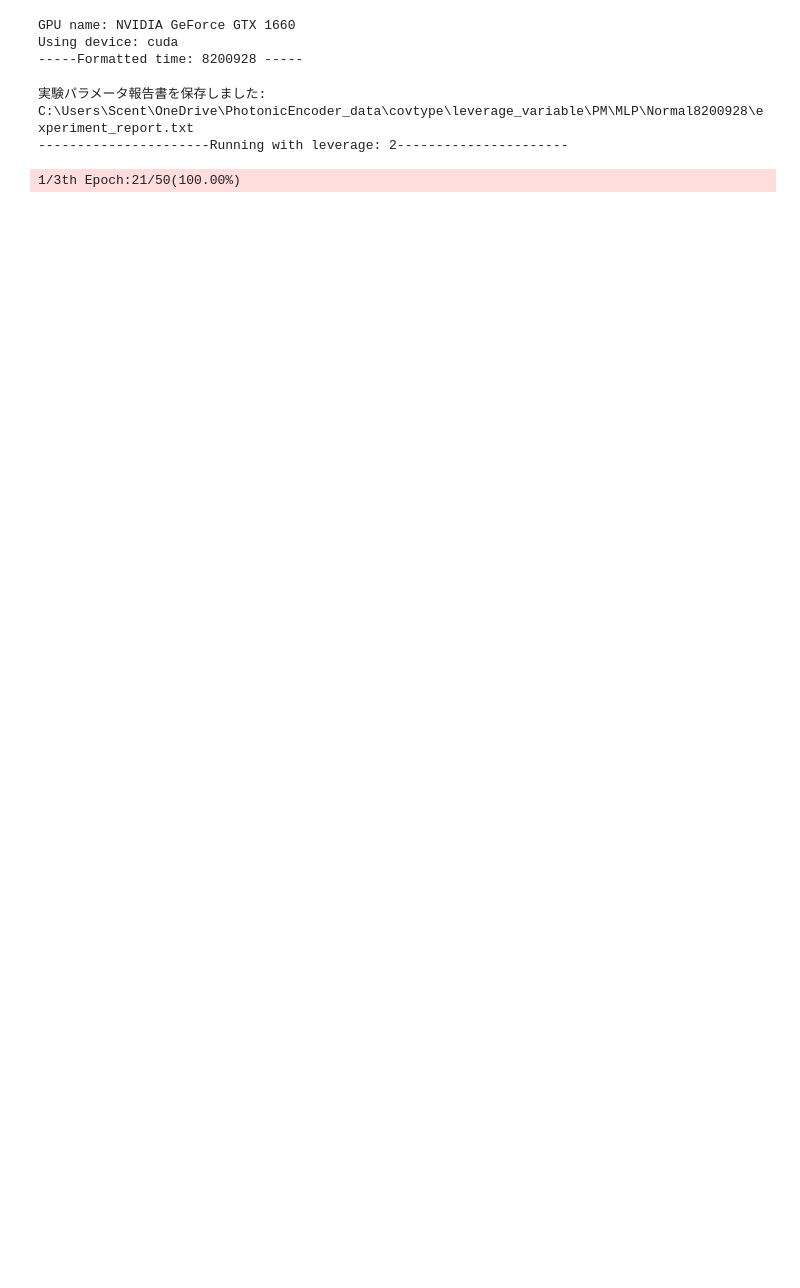
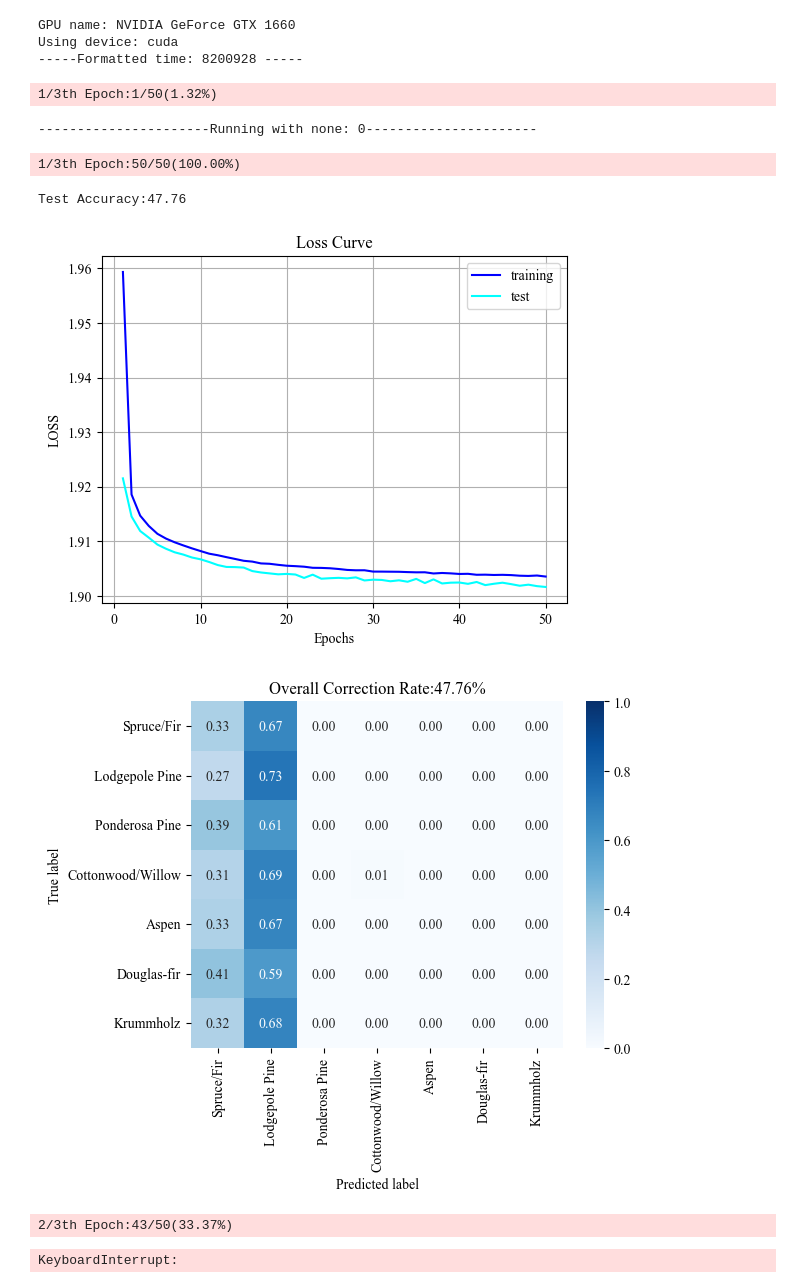
Before and after one commit to Ryuichi-K-create/PhotonicEncoder_public, a Jupyter notebook: Runner/ex_run/Normal_covtype.ipynb, the cells around one changed output. Saved outputs shown, nothing was run; the diff lists cells and outputs as text; code cells hidden in the pictures; blank space fills up the shorter version.

```diff
--- a/Runner/ex_run/Normal_covtype.ipynb
+++ b/Runner/ex_run/Normal_covtype.ipynb
@@ -29,14 +28,15 @@ Using device: cuda
 # %%
 experiment_type = "Normal"
 experiment_name = f"{experiment_type}{formatted_time}"
-variable_param = "leverage" #ここで設定した項目は配列にすること(none,leverage,alpha)
-save = True
+variable_param = "none" #ここで設定した項目は配列にすること(none,leverage,alpha)
+save = False
+Show = True
 
 params = {
     'none':[0], #variable_param=noneの際は1回だけ繰り返す
     #data---------------------------------------------
     'dataset': 'covtype', # 'mnist', 'cifar-10', 'cinic-10' , 'fashion-mnist'
-    'batch_size': 1024, #64 MNIST, 100 CIFAR10, 100 CINIC10
+    'batch_size': 512, #64 MNIST, 100 CIFAR10, 100 CINIC10
 
     #Encoder_Model--------------------------------
     'enc_type': 'PM', # 'none', 'MZM', 'LI'
@@ -56,7 +56,7 @@ params = {
     #param--------------------------------------------
     'num_try': 3,
     'max_epochs': 50,
-    'leverage': [2,6,9,18,27,54], #mnist:[1,2,4,8,16],covtype:[2,6,9,18,27,54] enc is not none
+    'leverage': 27, #mnist:[1,2,4,8,16],covtype:[2,6,9,18,27,54] enc is not none
     'kernel_size': 4
 }
 #save---------------------------------------------
@@ -96,38 +96,45 @@ for variable in params[variable_param]: #variable:leverage,alpha
             params_for_train.update({'num_times': num_times,'device': device})
 
         #-----------training-----------
         loss_train_,loss_test_,pro_time_,Last_loss_test,Test_acc,all_labels,all_preds = train_nomal(**params_for_train,data_train=data_train,data_test=data_test)
 
         All_loss_test.append(loss_test_)
         All_pro_time.append(sum(pro_time_))
         All_last_loss.append(Last_loss_test)
         All_test_acc.append(Test_acc)
         if save:
             datas = [loss_train_,loss_test_,all_labels,all_preds,Test_acc]
             save_csv(datas,variable_param,variable,num_times,**folder_params,save_type='trial',experiment_name=experiment_name)
         print(f"Test Accuracy:{Test_acc:.2f}")
-        plot_loss_curve(loss_train_,loss_test_,Save=False,Show=True)
-        plot_confusion_matrix(all_labels,all_preds,params["dataset"],Test_acc,Save=False,
-                              Show=True)
+        if Show:
+            plot_loss_curve(loss_train_,loss_test_,Save=False,Show=True)
+            plot_confusion_matrix(all_labels,all_preds,params["dataset"],Test_acc,Save=False,
+                                  Show=True)
 
     datas = [All_loss_test,All_test_acc,All_last_loss,All_pro_time]
 
     if save:
         save_csv(datas,variable_param,variable,num_times,**folder_params,save_type='mid',experiment_name=experiment_name)
 
-    # plot_errorbar_losscurve(All_loss_test)
-    # create_table(All_test_acc,All_last_loss,All_pro_time)
+    if Show:
+        plot_errorbar_losscurve(All_loss_test,Show=True)
+        create_table(All_test_acc,All_last_loss,All_pro_time,Show=True)
 
     All_last_ACCs_.append(All_test_acc)
     All_last_LOSSs_.append(All_last_loss)
     All_TIMEs_.append(All_pro_time)
 
 if variable_param != 'none'and save:
     datas = [All_last_ACCs_,All_last_LOSSs_,All_TIMEs_]
     save_csv(datas,variable_param,variable,num_times,**folder_params,save_type='final',experiment_name=experiment_name) #最終保存
 
 create_result_pdf(variable_param, params,experiment_name=experiment_name)
 # %% [output]
-実験パラメータ報告書を保存しました: C:\Users\Scent\OneDrive\PhotonicEncoder_data\covtype\leverage_variable\PM\MLP\Normal8200928\experiment_report.txt
-----------------------Running with leverage: 2----------------------
+1/3th Epoch:1/50(1.32%)
-1/3th Epoch:21/50(100.00%)
+----------------------Running with none: 0----------------------
+1/3th Epoch:50/50(100.00%)
+Test Accuracy:47.76
+[figure, added]
+[figure, added]
+2/3th Epoch:43/50(33.37%)
+KeyboardInterrupt:
```
Also changed, not shown: parts of 1 cell of this notebook, 2 other files.
